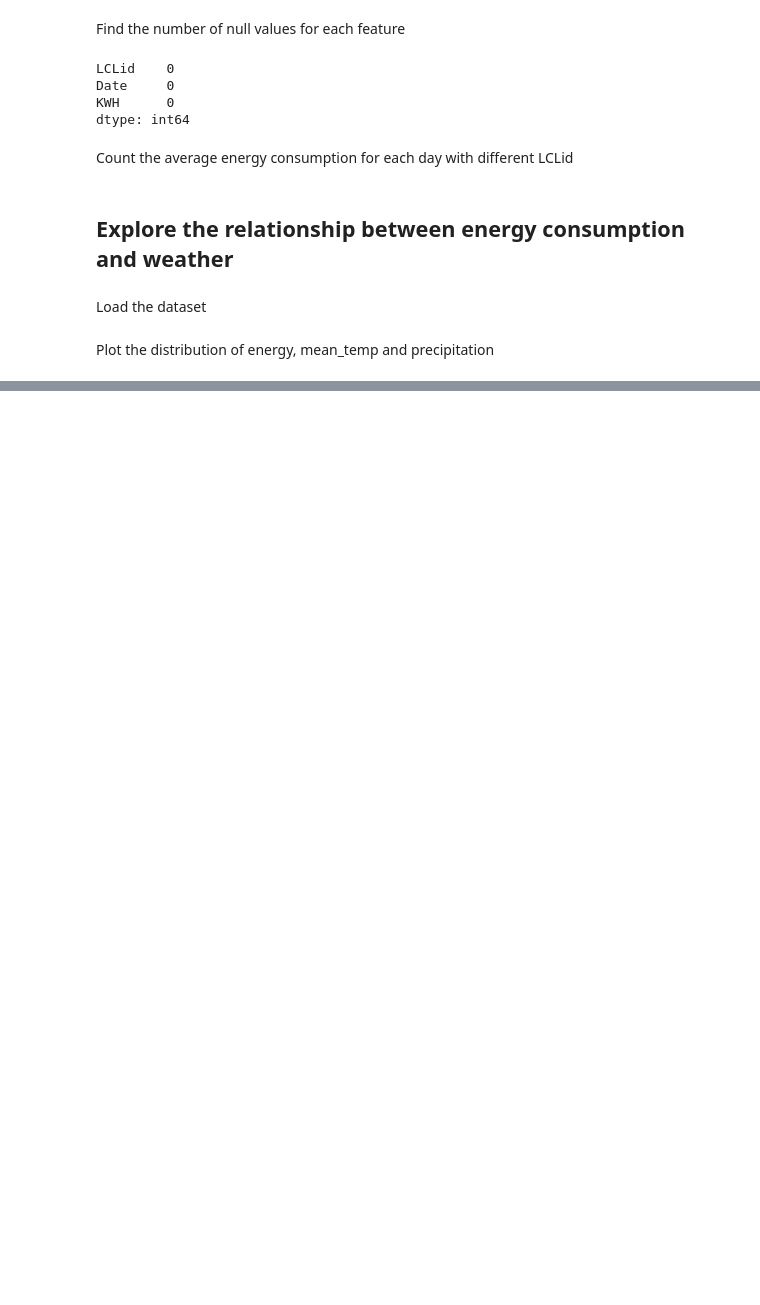
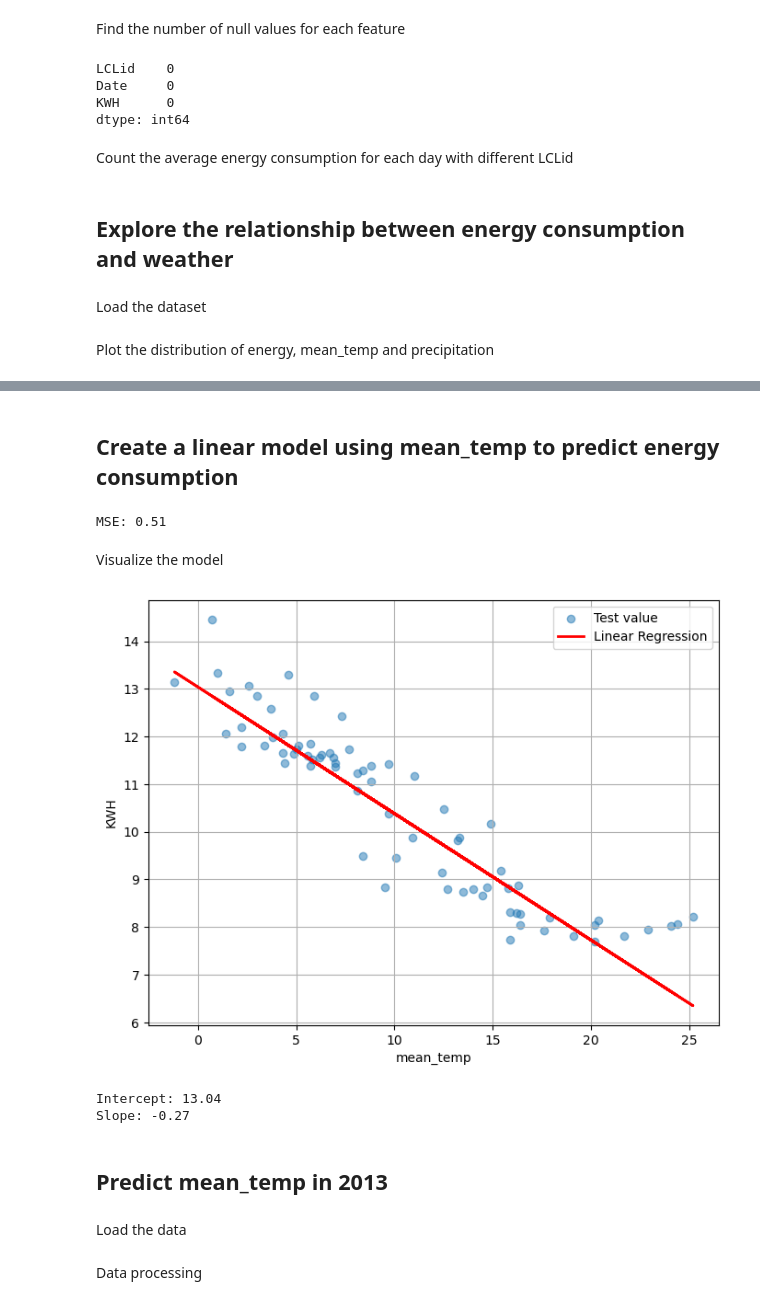
Before and after one commit to xiaoma052023/FinalProject, a Jupyter notebook: Code/energy_consumption.ipynb, the cells around one changed output, grey strips where cells are left out. Saved outputs shown, nothing was run; the diff lists cells and outputs as text; code cells hidden in the pictures; blank space fills up the shorter version.

Commit message:
Update the model

```diff
--- a/Code/energy_consumption.ipynb
+++ b/Code/energy_consumption.ipynb
@@ -126,0 +159,57 @@ correlation_energy_temp
+# %% [markdown]
+## Create a linear model using mean_temp to predict energy consumption
+# %%
+import pandas as pd
+import numpy as np
+from sklearn.model_selection import train_test_split
+from sklearn.linear_model import LinearRegression
+from sklearn.metrics import mean_squared_error, r2_score
+import matplotlib.pyplot as plt
+
+merged_df = pd.merge(df_energy_2013, df_weather_2013, on='date', how='inner')
+
+# Extract the data
+X = merged_df[['mean_temp']]
+y = merged_df['KWH']
+
+# Split the training set and test set
+X_train, X_test, y_train, y_test = train_test_split(X, y, test_size=0.2, random_state=42)
+
+# Create and fit the model
+model_energy = LinearRegression()
+model_energy.fit(X_train, y_train)
+
+# Make predictions and evaluate the model
+y_pred = model_energy.predict(X_test)
+mse = mean_squared_error(y_test, y_pred)
+
+print(f"MSE: {mse:.2f}")
+# %% [output]
+MSE: 0.51
+# %% [markdown]
+Visualize the model
+# %%
+# Create the plot
+plt.figure(figsize=(8, 6))
+plt.scatter(X_test, y_test, alpha=0.5, label='Test value')
+plt.plot(X_test, y_pred, color='red', linewidth=2, label='Linear Regression')
+plt.xlabel('mean_temp')
+plt.ylabel('KWH')
+plt.legend()
+plt.grid(True)
+plt.show()
+# %% [output]
+[figure, added]
+# %%
+intercept = model_energy.intercept_
+slope = model_energy.coef_[0]
+
+print(f"Intercept: {intercept:.2f}")
+print(f"Slope: {slope:.2f}")
+# %% [output]
+Intercept: 13.04
+Slope: -0.27
+# %% [markdown]
+## Predict mean_temp in 2013
+# %% [markdown]
+Load the data
@@ -126,0 +226,2 @@ correlation_energy_temp
+# %% [markdown]
+Data processing
```
Also changed, not shown: parts of 23 cells of this notebook, 2 other files.
